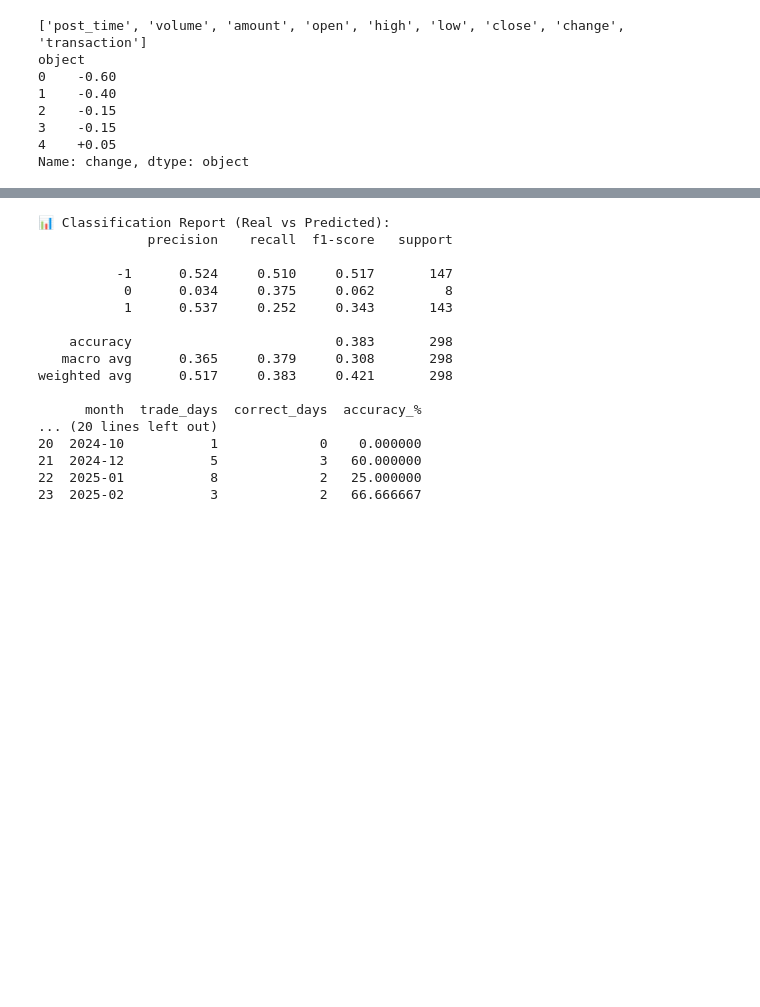
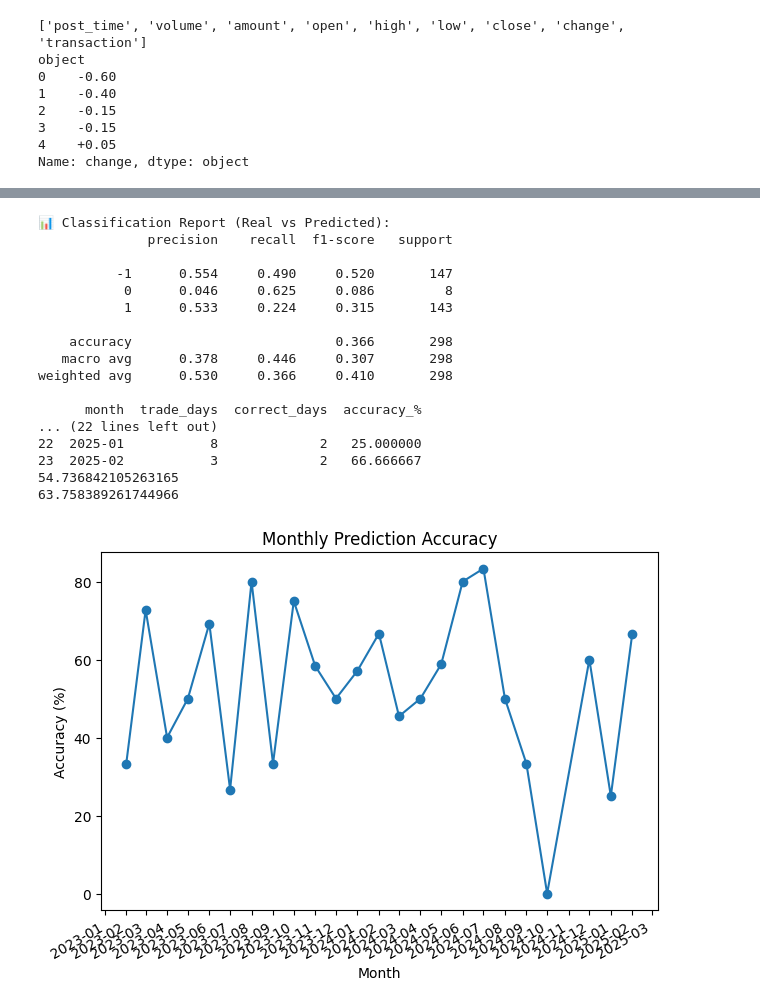
Before and after one commit to Bryant-Liu-TzuYang/BDA-Team-Cospace, a Jupyter notebook: shiadu_cutandlearn.ipynb, the cells around one changed output, grey strips where cells are left out. Cells and saved outputs as stored; diff of their text form; code cells hidden in the pictures; blank space fills up the shorter version.

```diff
--- a/shiadu_cutandlearn.ipynb
+++ b/shiadu_cutandlearn.ipynb
@@ -2485,5 +2156,4 @@ weighted avg      0.518     0.413     0.449       298
 # %%
-
 from datetime import timedelta
 from scipy.sparse import vstack
 from sklearn.metrics import classification_report
@@ -2571,9 +2241,18 @@ def moving_backtest(news_data, trans_data, LRtfidf, svd, verbose=False, use_tqdm
         down_count = (y_pred == -1).sum()
         neutral_count = (y_pred == 0).sum()
         total_votes = len(y_pred)
+        up = int((y_pred == 1).sum())
+        down = int((y_pred == -1).sum())
+        nums = up + down
+        if up > nums*0.8:
+            action = 1
+        elif down > nums*0.8:
+            action = -1
+        else:
+            action = 0
 
-        # 投票決策
-        action = 1 if up_count > down_count else -1 if down_count > up_count else 0
+        # # 投票決策
+        # action = 1 if up_count > down_count else -1 if down_count > up_count else 0
 
         # 真實市場資料
         actual_series = trans_data.loc[trans_data['date'] == pd.Timestamp(current_date).date(), 'change']
@@ -2609,42 +2288,67 @@ df = pred_df.copy()
 df['date'] = pd.to_datetime(df['date'])
 df['month'] = df['date'].dt.to_period('M')
 
 # 2. 排除沒有出手 (y_pred == 0)
 df_trade = df[df['y_pred'] != 0].copy()
 
 # 3. 計算是否猜對
 df_trade['correct'] = df_trade['y_test'] == df_trade['y_pred']
 
 # 4. 按月彙總：總出手天數 & 猜對天數、計算準確率（%）
 monthly = (
     df_trade
     .groupby('month')
     .agg(
         trade_days=('correct', 'size'),
         correct_days=('correct', 'sum')
     )
 )
 monthly['accuracy_%'] = monthly['correct_days'] / monthly['trade_days'] * 100
+total_acc = df_trade['correct'].sum() / df_trade['y_pred'].count() * 100
+total_traderate = df_trade['y_pred'].count() / df['y_pred'].count() * 100
 
 print(monthly.reset_index())
+print(total_acc)
+print(total_traderate)
+
+
+monthly = monthly.reset_index()
+monthly['month'] = monthly['month'].dt.to_timestamp()
+
+fig, ax = plt.subplots()
+ax.plot(monthly['month'], monthly['accuracy_%'], marker='o')
+ax.set_xlabel('Month')
+ax.set_ylabel('Accuracy (%)')
+ax.set_title('Monthly Prediction Accuracy')
+
+# 每月都顯示一個刻度
+ax.xaxis.set_major_locator(mdates.MonthLocator())
+ax.xaxis.set_major_formatter(mdates.DateFormatter('%Y-%m'))
+
+# 自動旋轉 x 軸標籤
+fig.autofmt_xdate()
+
+plt.tight_layout()
+plt.show()
 # %% [output]
 📊 Classification Report (Real vs Predicted):
               precision    recall  f1-score   support
 
-          -1      0.524     0.510     0.517       147
-           0      0.034     0.375     0.062         8
-           1      0.537     0.252     0.343       143
+          -1      0.554     0.490     0.520       147
+           0      0.046     0.625     0.086         8
+           1      0.533     0.224     0.315       143
 
-    accuracy                          0.383       298
-   macro avg      0.365     0.379     0.308       298
-weighted avg      0.517     0.383     0.421       298
+    accuracy                          0.366       298
+   macro avg      0.378     0.446     0.307       298
+weighted avg      0.530     0.366     0.410       298
 
       month  trade_days  correct_days  accuracy_%
-... (20 lines left out)
-20  2024-10           1             0    0.000000
-21  2024-12           5             3   60.000000
+... (22 lines left out)
 22  2025-01           8             2   25.000000
 23  2025-02           3             2   66.666667
+54.736842105263165
+63.758389261744966
+[figure, added]
 # %%
 from datetime import timedelta
 from scipy.sparse import vstack
```
Also changed, not shown: parts of 13 cells of this notebook.
